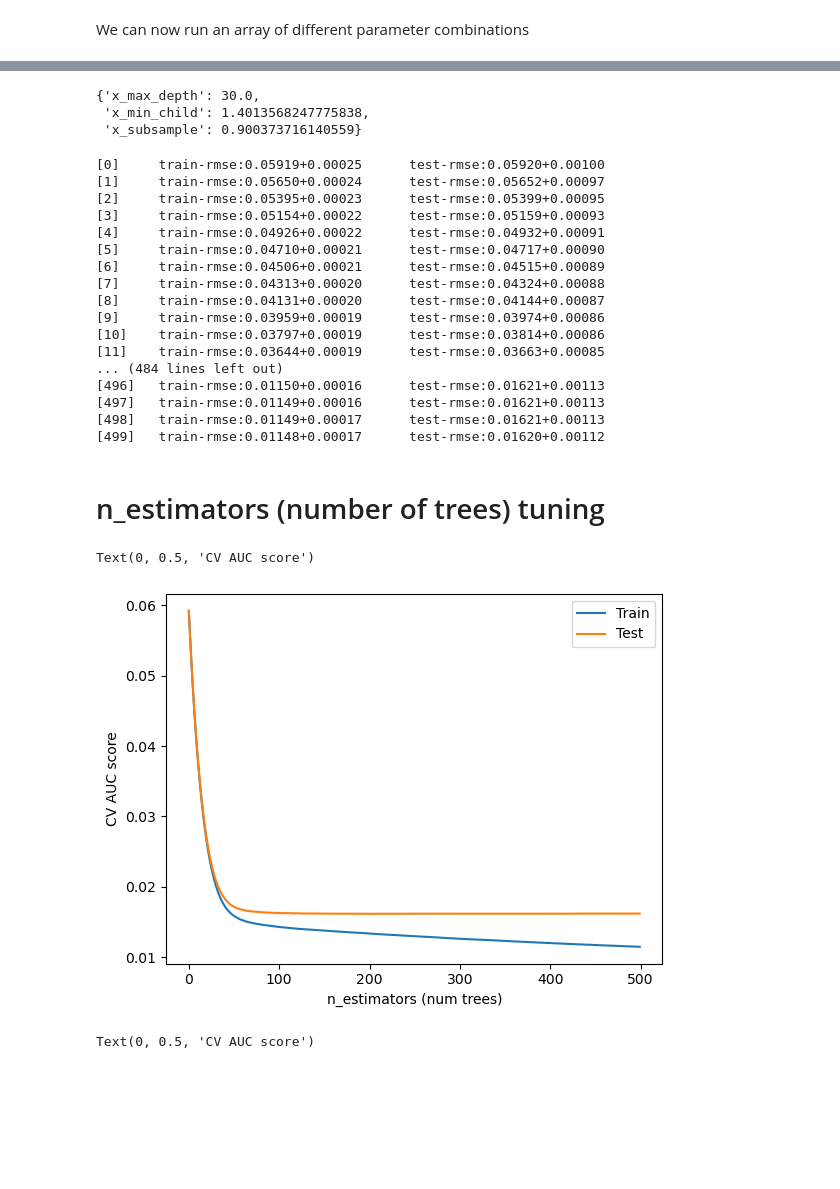
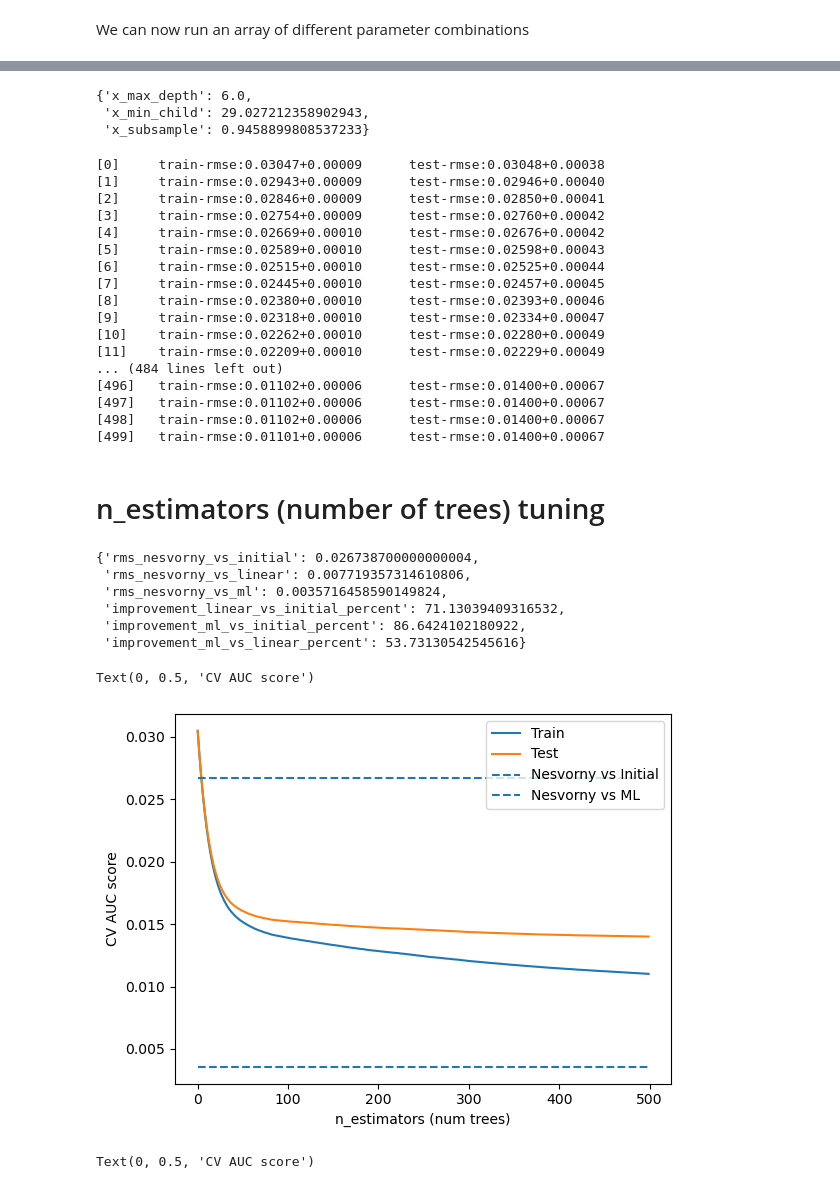
Before and after one commit to kavidey/action-angle-discovery, a Jupyter notebook: properelements.ipynb, the cells around one changed output, grey strips where cells are left out. Cells and saved outputs as stored; diff of their text form; code cells hidden in the pictures; blank space fills up the shorter version.

Commit message:
adding the rms comparison with some plots into properelements notebook

```diff
--- a/properelements.ipynb
+++ b/properelements.ipynb
@@ -105,7 +107,7 @@ merged_df['sinisinO'] = np.sin(merged_df['propsini_h']*np.pi/180)*np.sin(merged_
 # %%
 merged_df.to_csv("integrations/merged_elements.csv")
 # %%
-merged_df = pd.read_csv("integrations/merged_elements.csv")
+merged_df = pd.read_csv("merged_elements.csv")
 merged_df.columns
 # %% [output]
 Index(['Unnamed: 0', 'Des'n', 'H_x', 'G', 'Epoch', 'M', 'Peri.', 'Node',
@@ -202,9 +204,9 @@ Wall time: 3.62 s
 # %%
 best
 # %% [output]
-{'x_max_depth': 30.0,
- 'x_min_child': 1.4013568247775838,
- 'x_subsample': 0.900373716140559}
+{'x_max_depth': 6.0,
+ 'x_min_child': 29.027212358902943,
+ 'x_subsample': 0.9458899808537233}
 # %%
 model = XGBRegressor(learning_rate = 0.05,
                          max_depth = 6,
@@ -213,37 +215,66 @@ model = XGBRegressor(learning_rate = 0.05,
 
 score = xgb.cv(model.get_xgb_params(), dtrain, nfold = 5, metrics = "rmse", verbose_eval=True, num_boost_round=500)
 # %% [output]
-[0]     train-rmse:0.05919+0.00025      test-rmse:0.05920+0.00100
-[1]     train-rmse:0.05650+0.00024      test-rmse:0.05652+0.00097
-[2]     train-rmse:0.05395+0.00023      test-rmse:0.05399+0.00095
-[3]     train-rmse:0.05154+0.00022      test-rmse:0.05159+0.00093
-[4]     train-rmse:0.04926+0.00022      test-rmse:0.04932+0.00091
-[5]     train-rmse:0.04710+0.00021      test-rmse:0.04717+0.00090
-[6]     train-rmse:0.04506+0.00021      test-rmse:0.04515+0.00089
-[7]     train-rmse:0.04313+0.00020      test-rmse:0.04324+0.00088
-[8]     train-rmse:0.04131+0.00020      test-rmse:0.04144+0.00087
-[9]     train-rmse:0.03959+0.00019      test-rmse:0.03974+0.00086
-[10]    train-rmse:0.03797+0.00019      test-rmse:0.03814+0.00086
-[11]    train-rmse:0.03644+0.00019      test-rmse:0.03663+0.00085
+[0]     train-rmse:0.03047+0.00009      test-rmse:0.03048+0.00038
+[1]     train-rmse:0.02943+0.00009      test-rmse:0.02946+0.00040
+[2]     train-rmse:0.02846+0.00009      test-rmse:0.02850+0.00041
+[3]     train-rmse:0.02754+0.00009      test-rmse:0.02760+0.00042
+[4]     train-rmse:0.02669+0.00010      test-rmse:0.02676+0.00042
+[5]     train-rmse:0.02589+0.00010      test-rmse:0.02598+0.00043
+[6]     train-rmse:0.02515+0.00010      test-rmse:0.02525+0.00044
+[7]     train-rmse:0.02445+0.00010      test-rmse:0.02457+0.00045
+[8]     train-rmse:0.02380+0.00010      test-rmse:0.02393+0.00046
+[9]     train-rmse:0.02318+0.00010      test-rmse:0.02334+0.00047
+[10]    train-rmse:0.02262+0.00010      test-rmse:0.02280+0.00049
+[11]    train-rmse:0.02209+0.00010      test-rmse:0.02229+0.00049
 ... (484 lines left out)
-[496]   train-rmse:0.01150+0.00016      test-rmse:0.01621+0.00113
-[497]   train-rmse:0.01149+0.00016      test-rmse:0.01621+0.00113
-[498]   train-rmse:0.01149+0.00017      test-rmse:0.01621+0.00113
-[499]   train-rmse:0.01148+0.00017      test-rmse:0.01620+0.00112
+[496]   train-rmse:0.01102+0.00006      test-rmse:0.01400+0.00067
+[497]   train-rmse:0.01102+0.00006      test-rmse:0.01400+0.00067
+[498]   train-rmse:0.01102+0.00006      test-rmse:0.01400+0.00067
+[499]   train-rmse:0.01101+0.00006      test-rmse:0.01400+0.00067
 # %% [markdown]
 # n_estimators (number of trees) tuning
+# %%
+test_indices = testX. index
+e_nesvorny_test = merged_df. loc [test_indices, 'prope']
+e_initial_test = merged_df. loc[test_indices, 'e']
+e_linear_test = merged_df. loc[test_indices, 'prope_h']
+
+rms_nesvorny_vs_initial = np.sqrt(np.median((e_nesvorny_test - e_initial_test)**2))
+rms_nesvorny_vs_linear = np. sqrt(np.median((e_nesvorny_test - e_linear_test)**2))
+rms_nesvorny_vs_ml=np.sqrt(np.median((testY-pred)**2))
+improvement_linear_vs_initial = ((rms_nesvorny_vs_initial - rms_nesvorny_vs_linear) / rms_nesvorny_vs_initial) * 100
+improvement_ml_vs_initial = ((rms_nesvorny_vs_initial - rms_nesvorny_vs_ml) / rms_nesvorny_vs_initial) * 100
+improvement_ml_vs_linear = ((rms_nesvorny_vs_linear - rms_nesvorny_vs_ml) / rms_nesvorny_vs_linear) * 100
+results = {
+	'rms_nesvorny_vs_initial': rms_nesvorny_vs_initial,
+	'rms_nesvorny_vs_linear': rms_nesvorny_vs_linear,
+	'rms_nesvorny_vs_ml': rms_nesvorny_vs_ml,
+	'improvement_linear_vs_initial_percent': improvement_linear_vs_initial,
+	'improvement_ml_vs_initial_percent': improvement_ml_vs_initial,
+	'improvement_ml_vs_linear_percent': improvement_ml_vs_linear
+}
+results
+# %% [output]
+{'rms_nesvorny_vs_initial': 0.026738700000000004,
+ 'rms_nesvorny_vs_linear': 0.007719357314610806,
+ 'rms_nesvorny_vs_ml': 0.0035716458590149824,
+ 'improvement_linear_vs_initial_percent': 71.13039409316532,
+ 'improvement_ml_vs_initial_percent': 86.6424102180922,
+ 'improvement_ml_vs_linear_percent': 53.73130542545616}
 # %%
 n_estimators = 100
 fig, ax = plt.subplots()
 ax.plot(score.index, score['train-rmse-mean'], label='Train')
 ax.plot(score.index, score['test-rmse-mean'], label='Test')
-#ax.axvline(n_estimators, linestyle='--')
+ax.hlines(rms_nesvorny_vs_initial, xmin=score.index.min(), xmax=score.index.max(), linestyle='--', label='Nesvorny vs Initial')
+ax.hlines(rms_nesvorny_vs_ml, xmin=score.index.min(), xmax=score.index.max(), linestyle='--', label='Nesvorny vs ML')
 ax.legend()
 ax.set_xlabel('n_estimators (num trees)')
 ax.set_ylabel('CV AUC score')
 # %% [output]
 Text(0, 0.5, 'CV AUC score')
-[figure, old version]
+[figure, new version]
 # %%
 n_estimators = 100
 fig, ax = plt.subplots()
```
Also changed, not shown: parts of 22 cells of this notebook, 1 other file.
